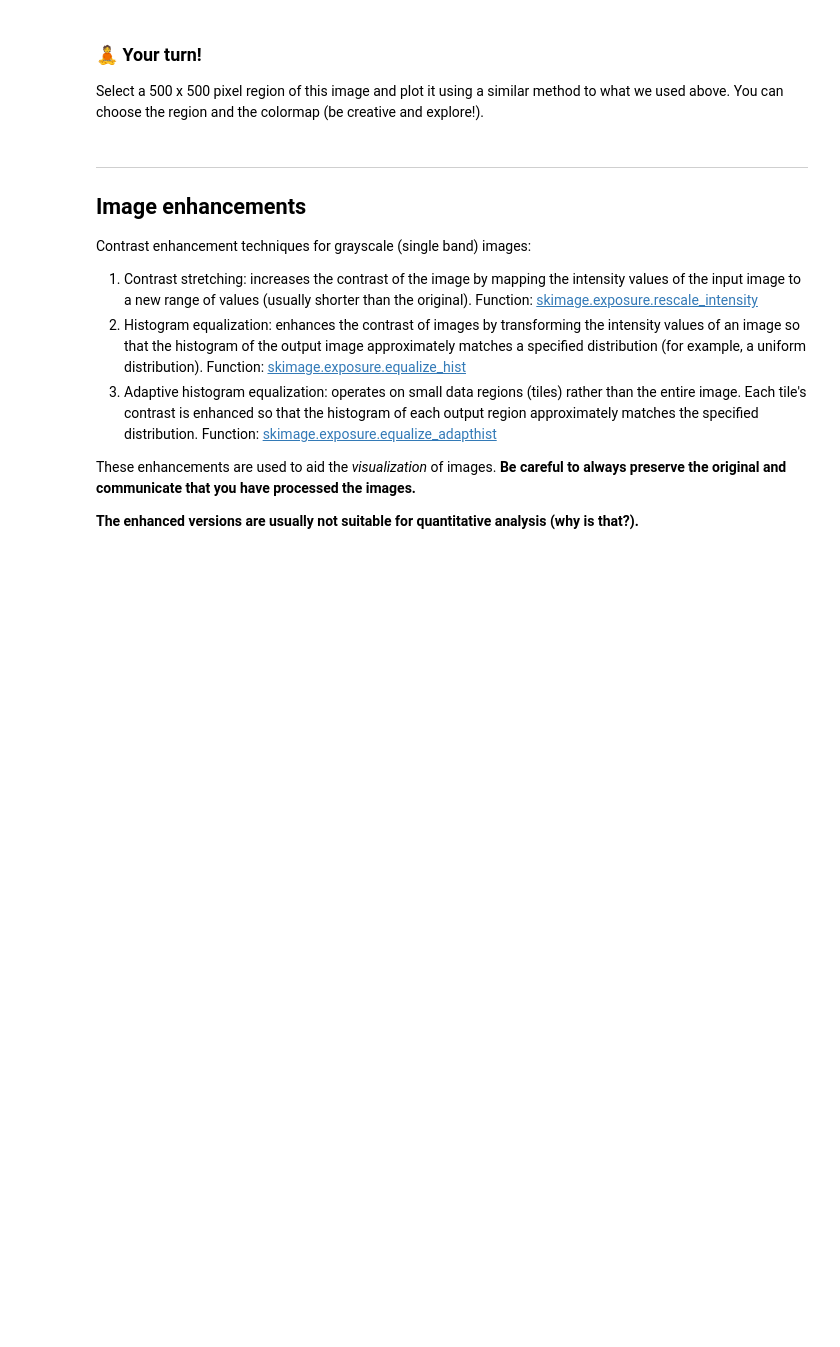
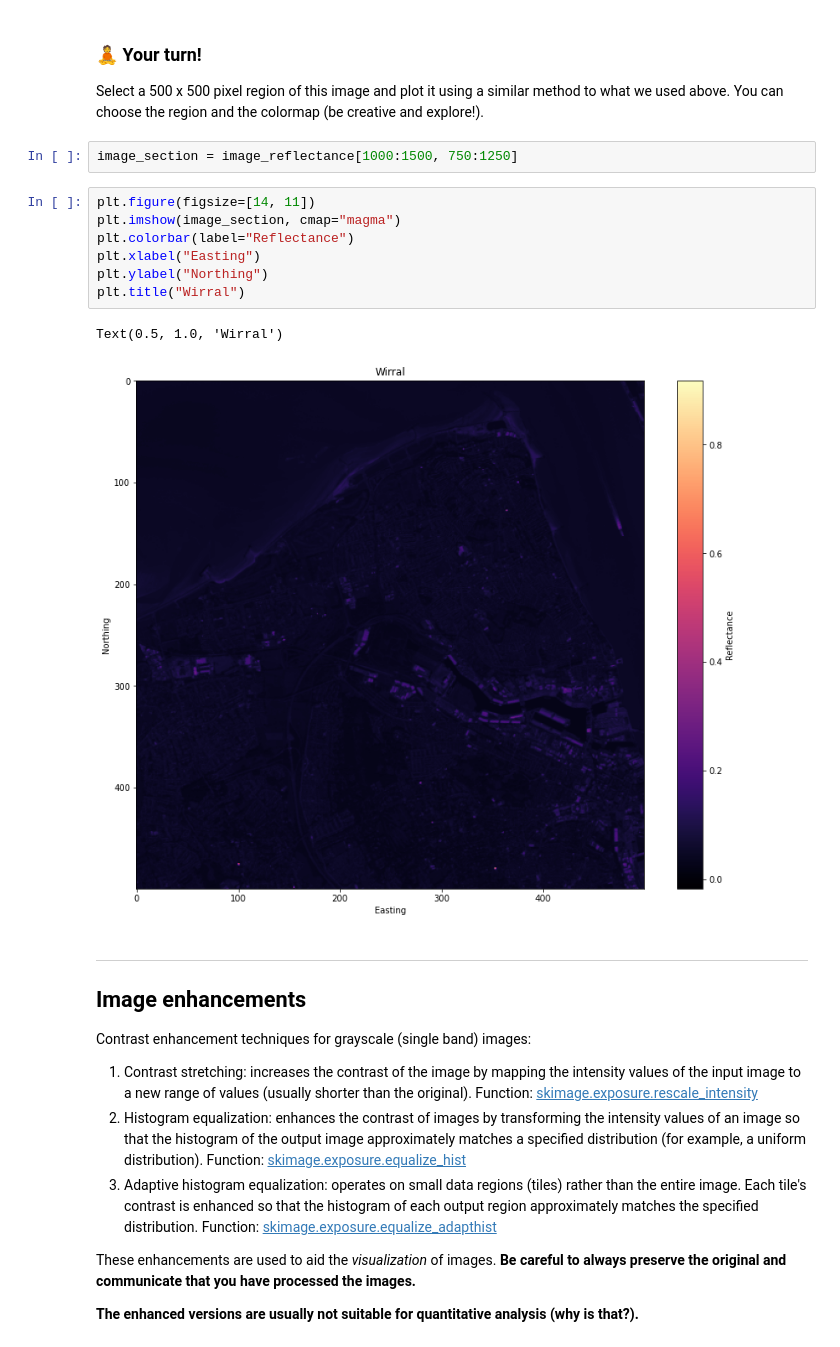
Before and after one commit to leouieda/remote-sensing, a Jupyter notebook: practicals/practical1.ipynb, the cells around one changed output. Cells and saved outputs as stored; diff of their text form; blank space fills up the shorter version.

```diff
--- a/practicals/practical1.ipynb
+++ b/practicals/practical1.ipynb
@@ -120,6 +171,18 @@ plt.ylabel("Northing")
 ### 🧘 Your turn!
 
 Select a 500 x 500 pixel region of this image and plot it using a similar method to what we used above. You can choose the region and the colormap (be creative and explore!).
+# %%
+image_section = image_reflectance[1000:1500, 750:1250]
+# %%
+plt.figure(figsize=[14, 11])
+plt.imshow(image_section, cmap="magma")
+plt.colorbar(label="Reflectance")
+plt.xlabel("Easting")
+plt.ylabel("Northing")
+plt.title("Wirral")
+# %% [output]
+Text(0.5, 1.0, 'Wirral')
+[figure, added]
 # %% [markdown]
 ----
 
```
Also changed, not shown: parts of 21 cells of this notebook, 1 other file.
